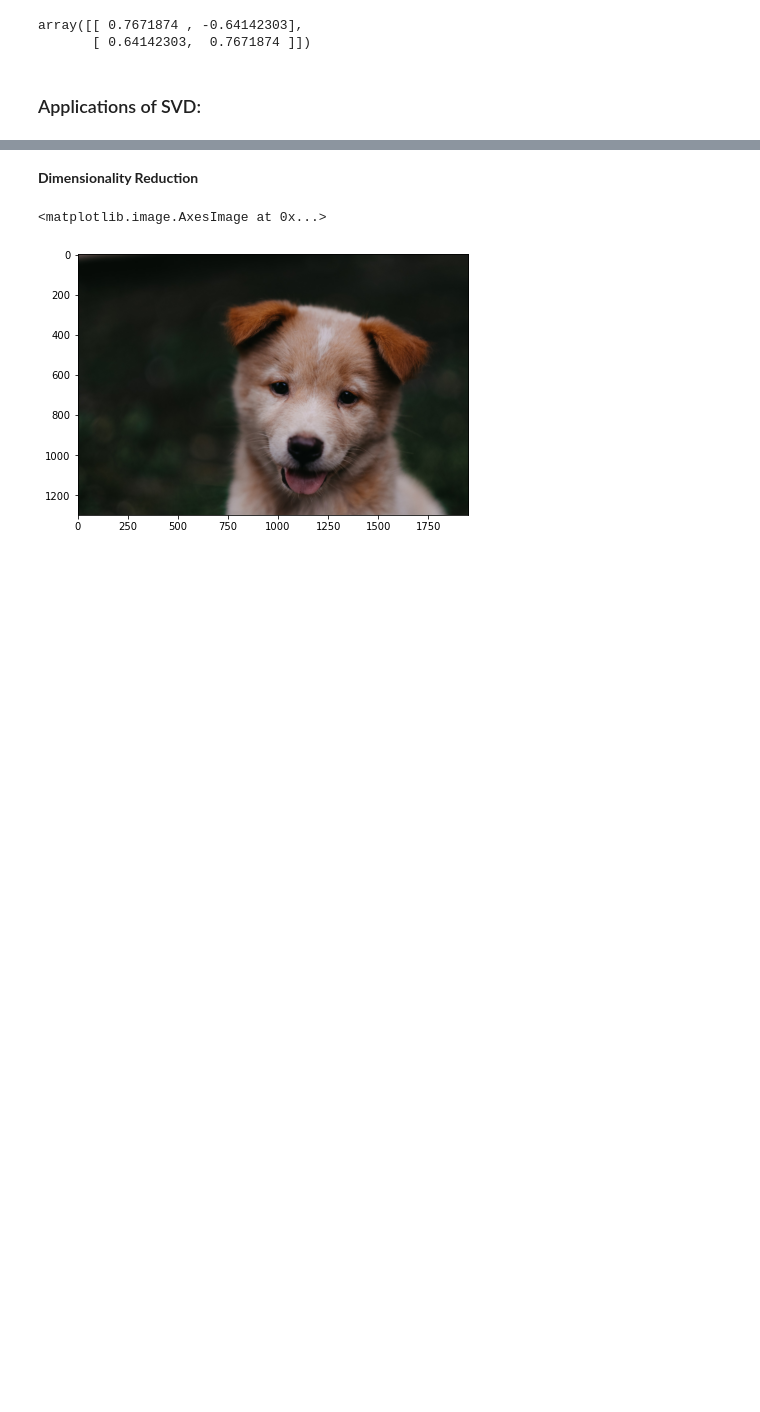
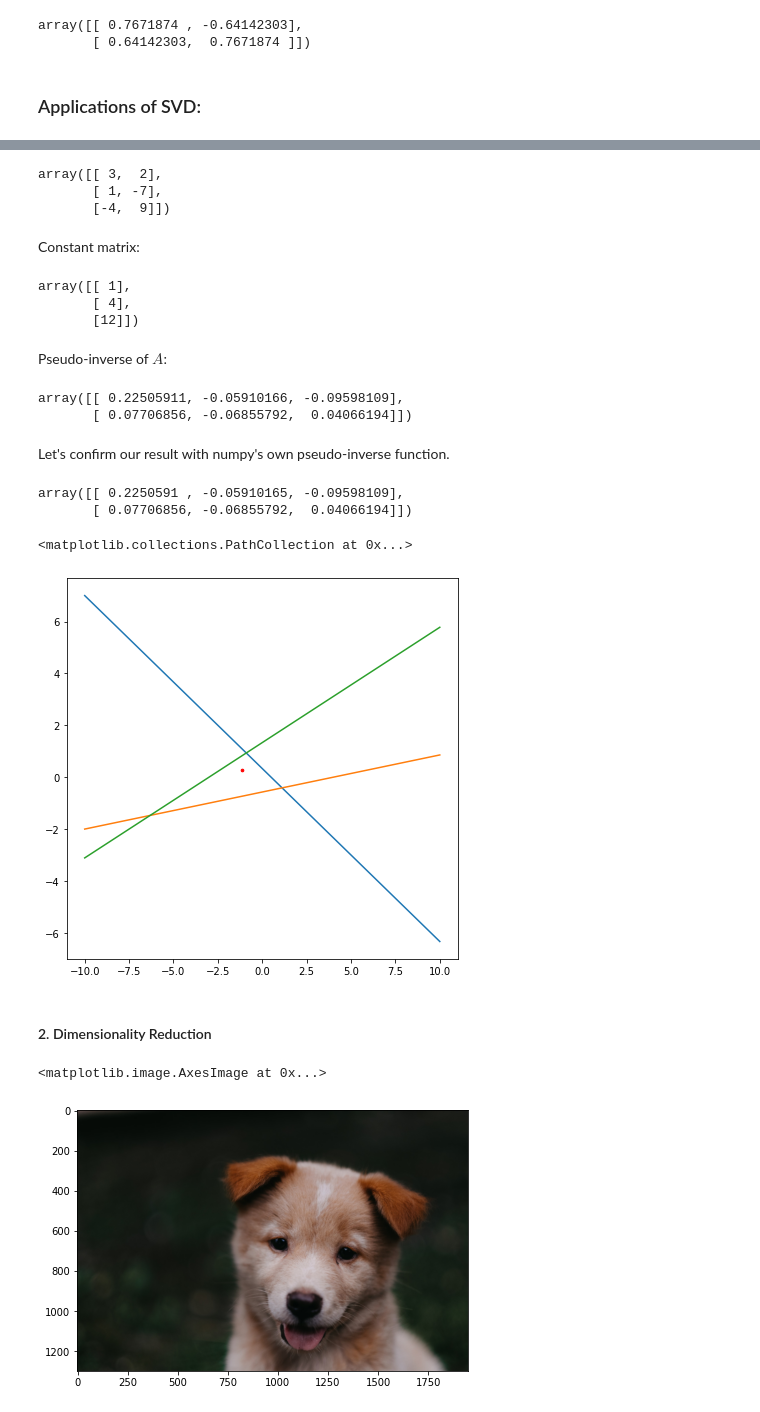
Before and after one commit to TheAnkurGoswami/Study-Notes, a Jupyter notebook: Deep Learning Book Notes/Linear Algebra.ipynb, the cells around one changed output, grey strips where cells are left out. Cells and saved outputs as stored; diff of their text form; code cells hidden in the pictures; blank space fills up the shorter version.

```diff
--- a/Deep Learning Book Notes/Linear Algebra.ipynb
+++ b/Deep Learning Book Notes/Linear Algebra.ipynb
@@ -689,5 +728,49 @@ array([[ 0.7671874 , -0.64142303],
+# %%
+A = np.array([[3, 2], [1, -7], [-4, 9]])
+A
+# %% [output]
+array([[ 3,  2],
+       [ 1, -7],
+       [-4,  9]])
+# %% [markdown]
+Constant matrix:
+# %%
+B = np.array([[1], [4], [12]])
+B
+# %% [output]
+array([[ 1],
+       [ 4],
+       [12]])
+# %% [markdown]
+Pseudo-inverse of $A$:
+# %%
+U, D, V = np.linalg.svd(A)
+D_plus = np.zeros_like(A.T, dtype=np.float32)
+np.fill_diagonal(D_plus, 1 / D)
+
+A_plus = V @ D_plus @ U.T
+A_plus
+# %% [output]
+array([[ 0.22505911, -0.05910166, -0.09598109],
+       [ 0.07706856, -0.06855792,  0.04066194]])
+# %% [markdown]
+Let's confirm our result with numpy's own pseudo-inverse function.
+# %%
+np.linalg.pinv(A)
+# %% [output]
+array([[ 0.2250591 , -0.05910165, -0.09598109],
+       [ 0.07706856, -0.06855792,  0.04066194]])
+# %%
+plt.figure(figsize=(7,7))
+plt.plot(x, y1)
+plt.plot(x, y2)
+plt.plot(x, y3)
+plt.scatter(*(A_plus @ B).flatten(), color="r", s=7)
+# %% [output]
+<matplotlib.collections.PathCollection at 0x...>
+[figure, added]
 # %% [markdown]
-__Dimensionality Reduction__
+#### 2. Dimensionality Reduction
 # %%
 image = Image.open("../data/opencv/00-puppy.jpg")
 plt.figure(figsize=(7,7))
```
Also changed, not shown: parts of 18 cells of this notebook.
